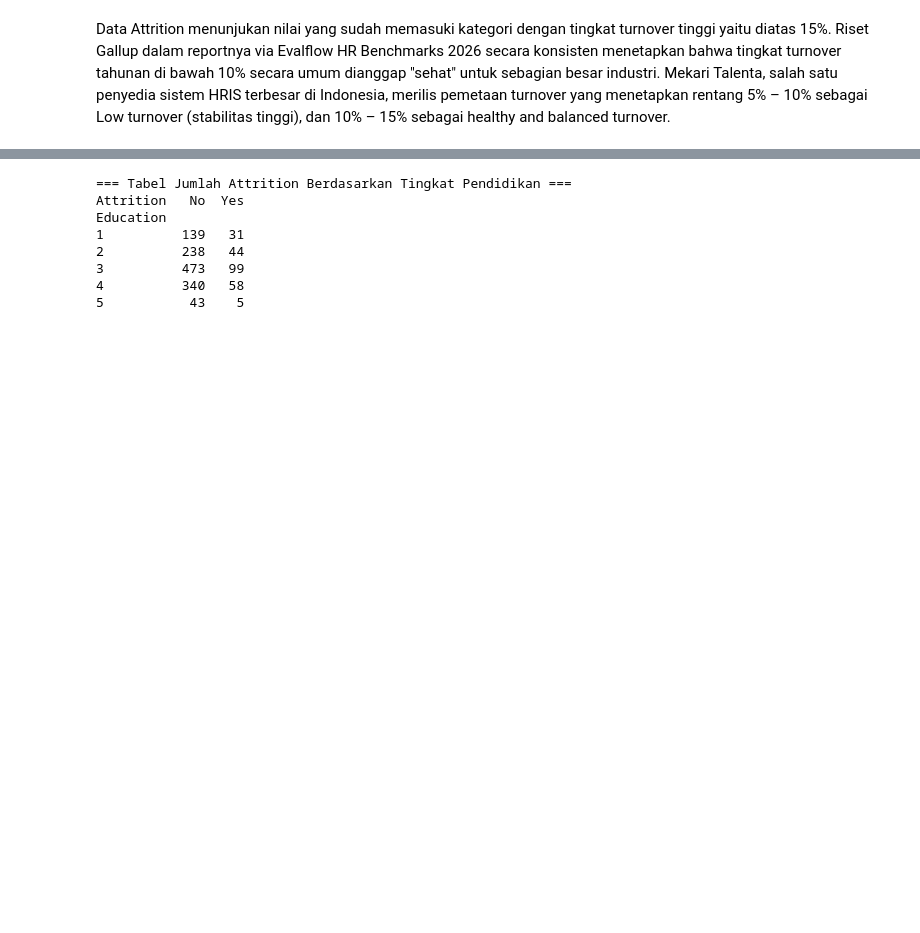
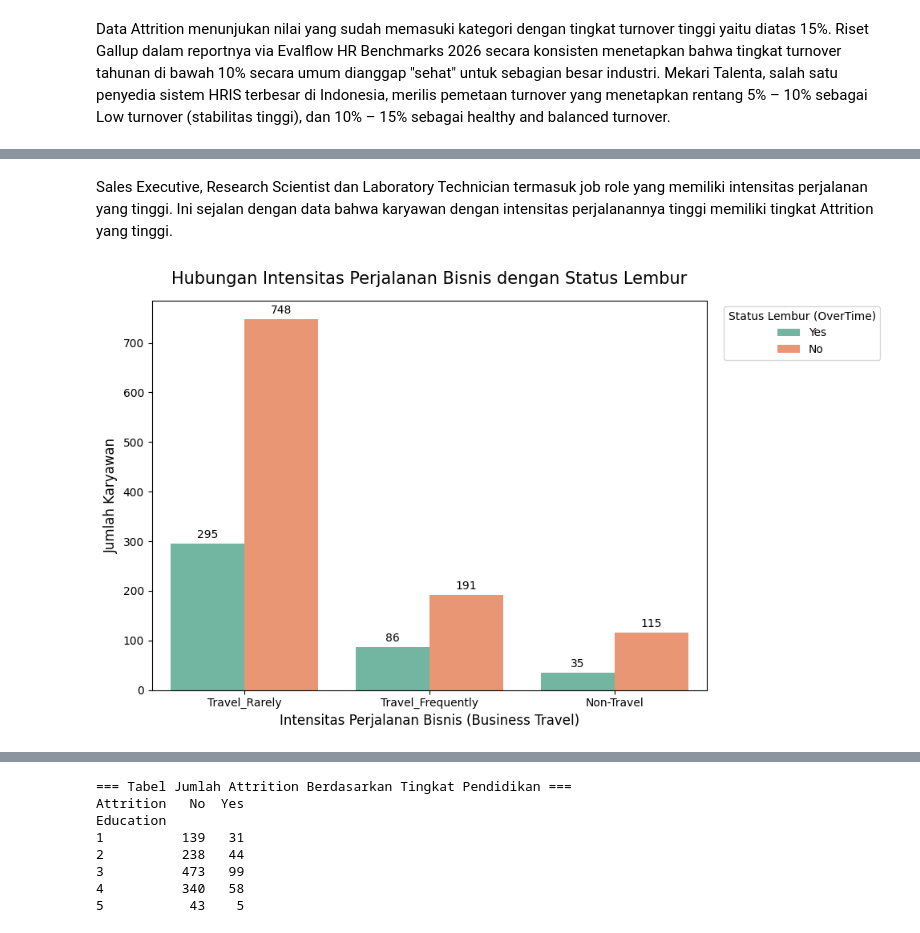
Before and after one commit to lanxnashiry/Employee-Attrition, a Jupyter notebook: HR-Employee-Attrition.ipynb, the cells around one changed output, grey strips where cells are left out. Drawn from its saved outputs; the diff is of its cells as text; code cells hidden in the pictures; blank space fills up the shorter version.

```diff
--- a/HR-Employee-Attrition.ipynb
+++ b/HR-Employee-Attrition.ipynb
@@ -106,0 +160,25 @@ See https://pandas.pydata.org/docs/user_guide/migration-3-strings.html#string-mi
+# %% [markdown]
+Sales Executive, Research Scientist dan Laboratory Technician termasuk job role yang memiliki intensitas perjalanan yang tinggi. Ini sejalan dengan data bahwa karyawan dengan intensitas perjalanannya tinggi memiliki tingkat Attrition yang tinggi.
+# %%
+# Mengatur ukuran kanvas
+plt.figure(figsize=(10, 6))
+# Membuat diagram batang berkelompok
+# x='BusinessTravel' diletakkan di bawah, hue='OverTime' sebagai pemisah warna
+ax = sns.countplot(data=data, x='BusinessTravel', hue='OverTime', palette='Set2')
+# --- MENAMBAHKAN DATA LABEL ---
+# Menambahkan label angka pada setiap batang
+for container in ax.containers:
+    ax.bar_label(container, padding=3, fontsize=10)
+# ------------------------------
+# Menambahkan judul dan label sumbu
+plt.title('Hubungan Intensitas Perjalanan Bisnis dengan Status Lembur', fontsize=15, pad=15)
+plt.xlabel('Intensitas Perjalanan Bisnis (Business Travel)', fontsize=12)
+plt.ylabel('Jumlah Karyawan', fontsize=12)
+# Menyesuaikan posisi legenda (keterangan warna)
+plt.legend(title='Status Lembur (OverTime)', bbox_to_anchor=(1.02, 1), loc='upper left')
+# Agar layout rapi
+plt.tight_layout()
+# Menampilkan grafik
+plt.show()
+# %% [output]
+[figure, added]
```
Also changed, not shown: parts of 19 cells of this notebook.
